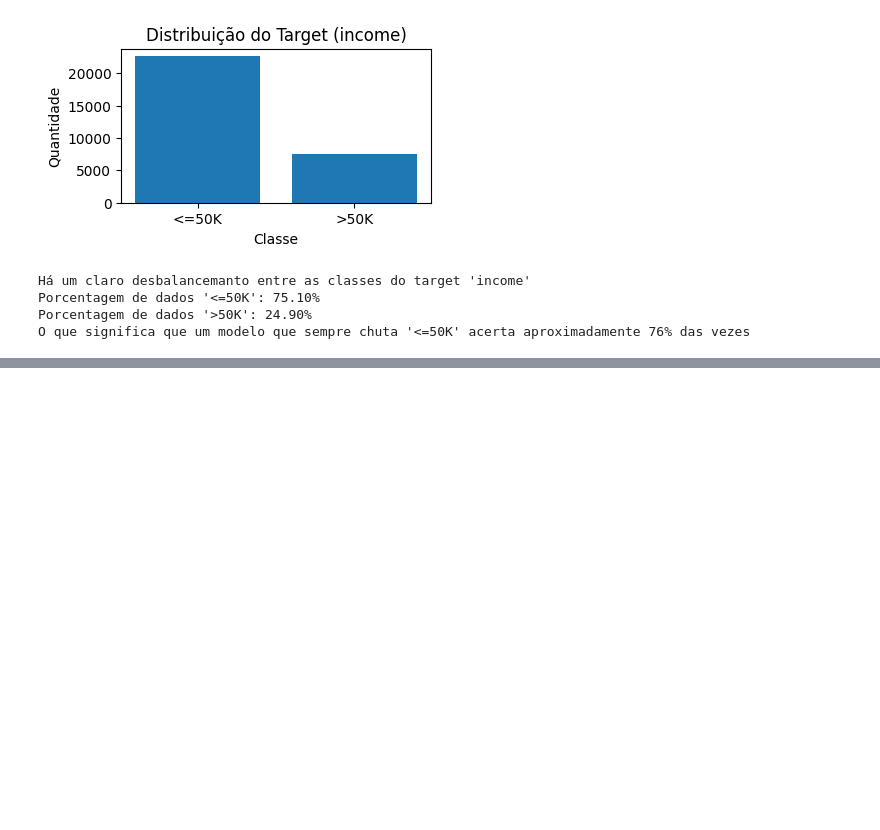
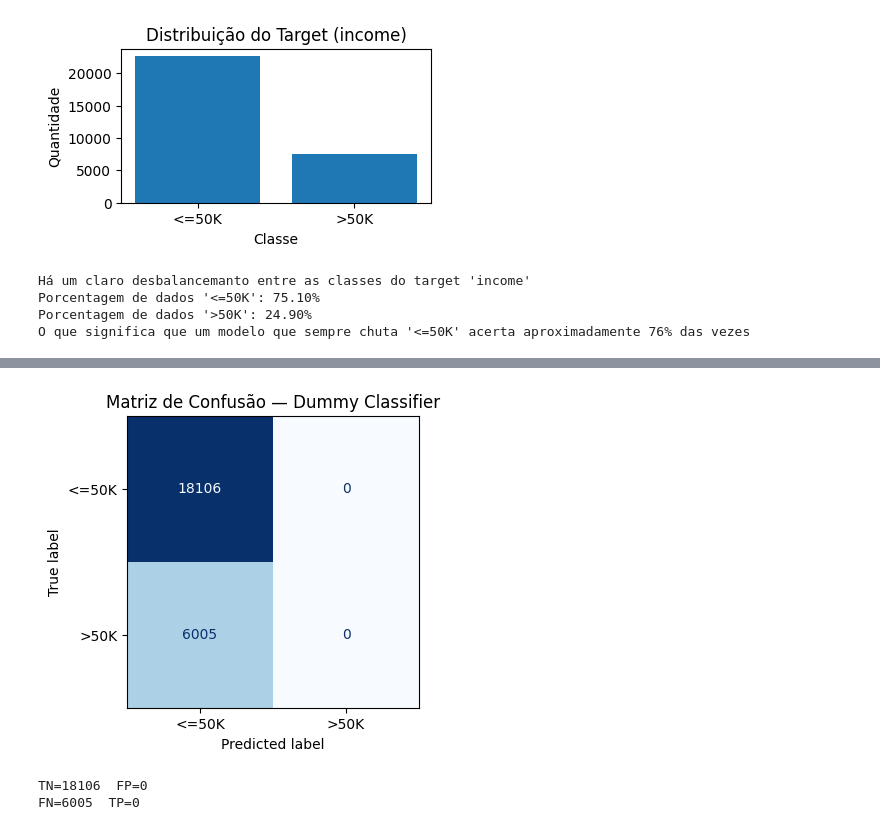
Before and after one commit to iranhonorato/APS-Machine-Learning, a Jupyter notebook: src/aps2_classificacao.ipynb, the cells around one changed output, grey strips where cells are left out. Saved outputs shown, nothing was run; the diff lists cells and outputs as text; code cells hidden in the pictures; blank space fills up the shorter version.

```diff
--- a/src/aps2_classificacao.ipynb
+++ b/src/aps2_classificacao.ipynb
@@ -279,25 +322,22 @@ from sklearn.pipeline import Pipeline
 from sklearn.compose import ColumnTransformer
 from sklearn.preprocessing import StandardScaler, OneHotEncoder, FunctionTransformer
 
-# Converter categoricas criadas para string
-df["age_group"]   = df["age_group"].astype(str)
+df["age_group"] = df["age_group"].astype(str)
 df["hours_group"] = df["hours_group"].astype(str)
+df["economic_partnership_stage"] = df["economic_partnership_stage"].astype(str)
 
-# Target e features
 y = df["income_num"]
 X = df.drop(columns=["income", "income_num", "fnlwgt"])
 
-# Grupos de features
-# lop1p + scaler
-num_log = ["capital-gain", "capital-loss"] # assimetria forte (observado na aps1)
 
-# scaler
+num_log = ["capital-gain", "capital-loss"]  # assimetria forte (observado na aps1)
+
 num_std = ["age", "education-num", "hours-per-week", "work_experience_proxy"]
 
 cat_features = [
     "workclass", "education", "marital-status", "occupation",
     "relationship", "race", "sex", "native-country",
-    "age_group", "hours_group"
+    "age_group", "hours_group", "economic_partnership_stage"
 ]
 
 # pipeline para num_log
@@ -316,9 +356,9 @@ cat_pipe = Pipeline([
 ])
 
 preprocessor = ColumnTransformer([
-    ("num_log", num_log_pipe,  num_log),
-    ("num_std", num_std_pipe,  num_std),
-    ("cat",     cat_pipe,  cat_features)
+    ("num_log", num_log_pipe, num_log),
+    ("num_std", num_std_pipe, num_std),
+    ("cat",     cat_pipe,     cat_features)
 ])
 
 preprocessor
@@ -382,0 +542,6 @@ O que significa que um modelo que sempre chuta '<=50K' acerta aproximadamente 76
+# %%
+plot_cm_model(y_train, dummy_pred_cv, "Dummy Classifier")
+# %% [output]
+[figure, added]
+TN=18106  FP=0
+FN=6005  TP=0
```
Also changed, not shown: parts of 70 cells of this notebook.
